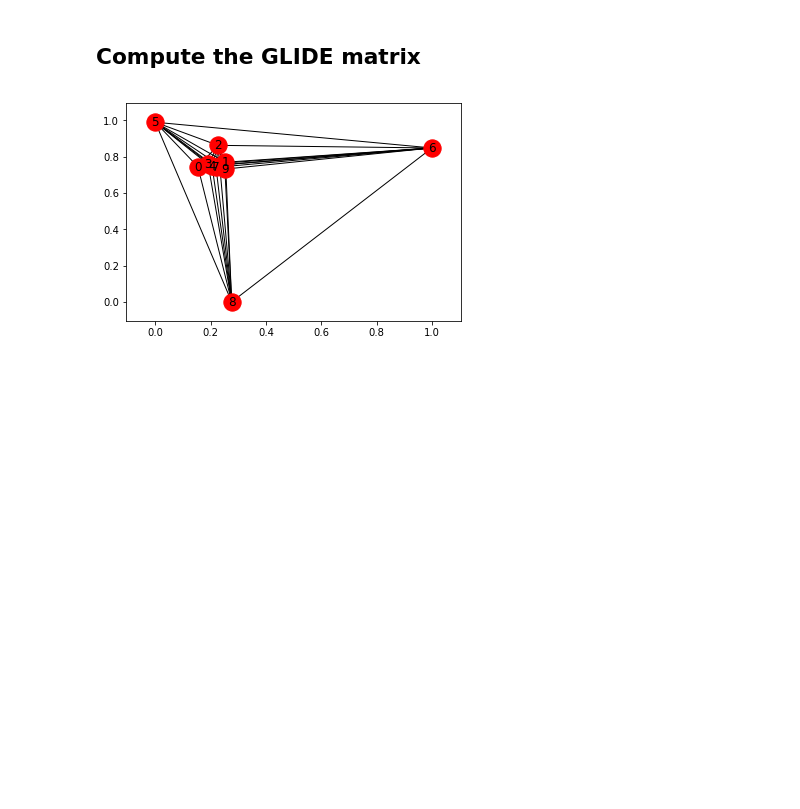
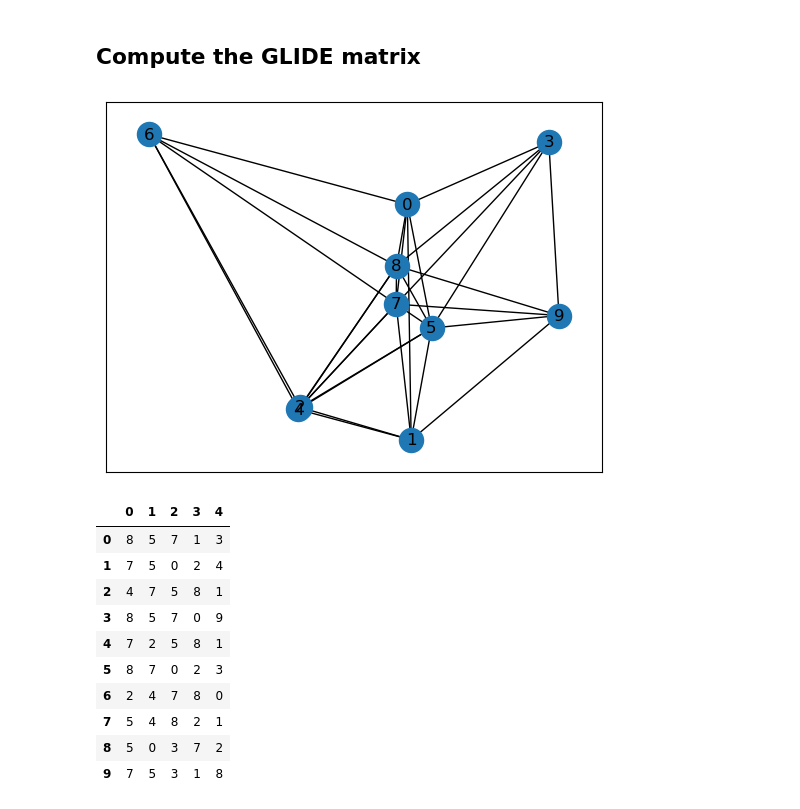
Before and after one commit to kap-devkota/GLIDER, a Jupyter notebook: notebooks/get_glide_neighbors.ipynb, the cells around one changed output. Saved outputs shown, nothing was run; the diff lists cells and outputs as text; code cells hidden in the pictures; blank space fills up the shorter version.

```diff
--- a/notebooks/get_glide_neighbors.ipynb
+++ b/notebooks/get_glide_neighbors.ipynb
@@ -36,15 +37,27 @@ plt.show()
 ## Compute the GLIDE matrix
 # %%
 import sys
-sys.path.append("../gtools/src")
-from construct_graph import  get_glide_neighbors
+from glidetools.construct_graph import  get_glide_neighbors
 # G  = glide(A, local = "l3", normalize_dsd=False, normalize = True, weighted = False)
-G  = get_glide_neighbors(A, local="cw", output_type = "graph", normalize = True, normalize_dsd = True)
+G  = get_glide_neighbors(A, local="cw", k = 5, output_type = "graph", normalize = True, normalize_dsd = True)
+G1  = get_glide_neighbors(A, local="cw", k = 5, output_type = "dataframe", normalize = True, normalize_dsd = True)
 try:
     pos = nx.spectral_layout(G)
     nx.draw_networkx(G, pos = pos)
     plt.show()
 except e:
     print("")
+G1
 # %% [output]
-[figure, old version]
+[figure, new version]
+|  | 0 | 1 | 2 | 3 | 4 |
+| 0 | 8 | 5 | 7 | 1 | 3 |
+| 1 | 7 | 5 | 0 | 2 | 4 |
+| 2 | 4 | 7 | 5 | 8 | 1 |
+| 3 | 8 | 5 | 7 | 0 | 9 |
+| 4 | 7 | 2 | 5 | 8 | 1 |
+| 5 | 8 | 7 | 0 | 2 | 3 |
+| 6 | 2 | 4 | 7 | 8 | 0 |
+| 7 | 5 | 4 | 8 | 2 | 1 |
+| 8 | 5 | 0 | 3 | 7 | 2 |
+| 9 | 7 | 5 | 3 | 1 | 8 |
```
Also changed, not shown: parts of 4 cells of this notebook, 13 other files.
